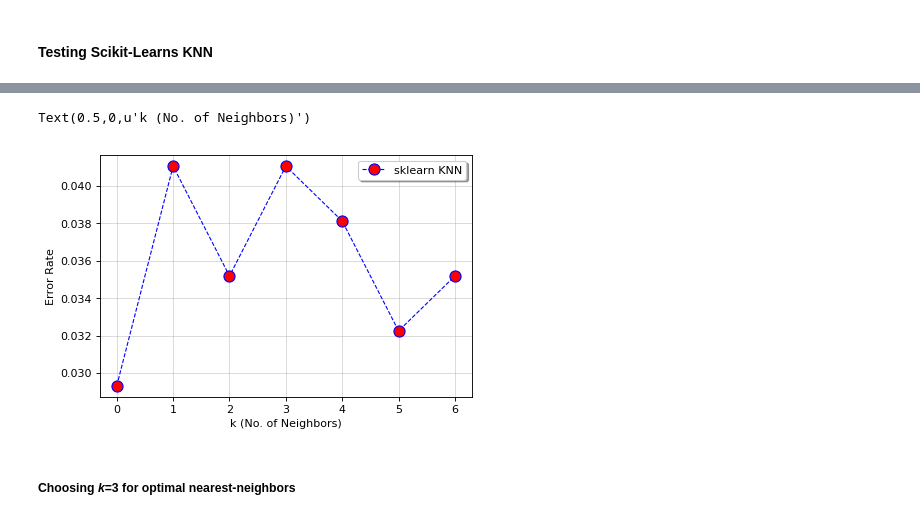
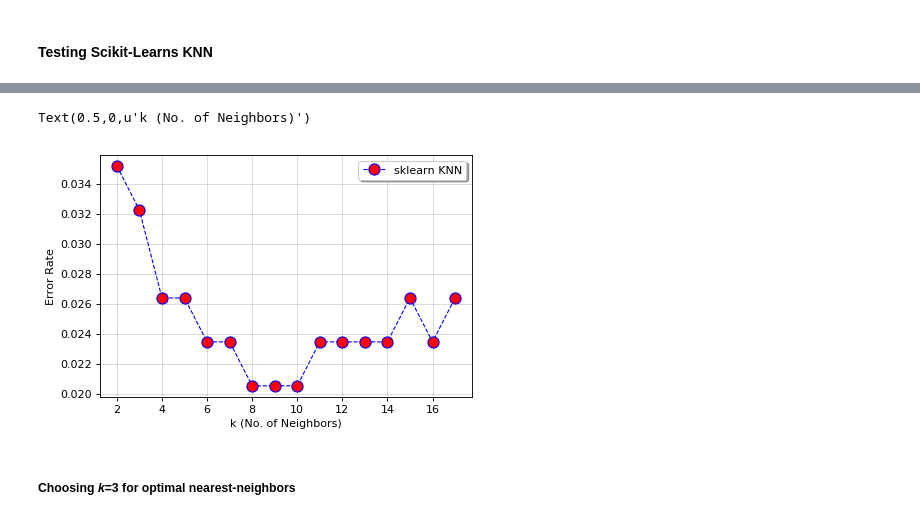
Before and after one commit to istewar1/Research, a Jupyter notebook: COSC 528/Project 3/COSC528_Project3.ipynb, the cells around one changed output, grey strips where cells are left out. Saved outputs shown, nothing was run; the diff lists cells and outputs as text; code cells hidden in the pictures.

```diff
--- a/COSC 528/Project 3/COSC528_Project3.ipynb
+++ b/COSC 528/Project 3/COSC528_Project3.ipynb
@@ -269,18 +269,19 @@ avg / total       0.97      0.96      0.96       341
 # %%
 error_rate = []
-for i in range(1,8):
+for i in range(2,18):
     knn = KNeighborsClassifier(n_neighbors=i)
     knn.fit(x_train,y_train)
     pred_i = knn.predict(x_test)
     error_rate.append(np.mean(pred_i!=y_test))
 plt.figure(dpi=80)
-plt.plot(error_rate,'bo--',linewidth=1,markerfacecolor='red',markersize=10,label='sklearn KNN')
+plt.plot(range(2,18),error_rate,'bo--',linewidth=1,markerfacecolor='red',markersize=10,label='sklearn KNN')
 plt.grid(alpha=0.5)
 plt.legend(loc='upper right',fancybox=True,shadow=True)
 plt.ylabel('Error Rate');plt.xlabel('k (No. of Neighbors)')
+#plt.savefig(savePath+'kNN_Elbow_ErrorRate.png',dpi=600)
 # %% [output]
 Text(0.5,0,u'k (No. of Neighbors)')
-[figure, old version]
+[figure, new version]
 # %%
 def test_split(data_x,data_y,n):
     data_x = np.asarray(data_x)
```
Also changed, not shown: parts of 7 cells of this notebook, 2 other files.
